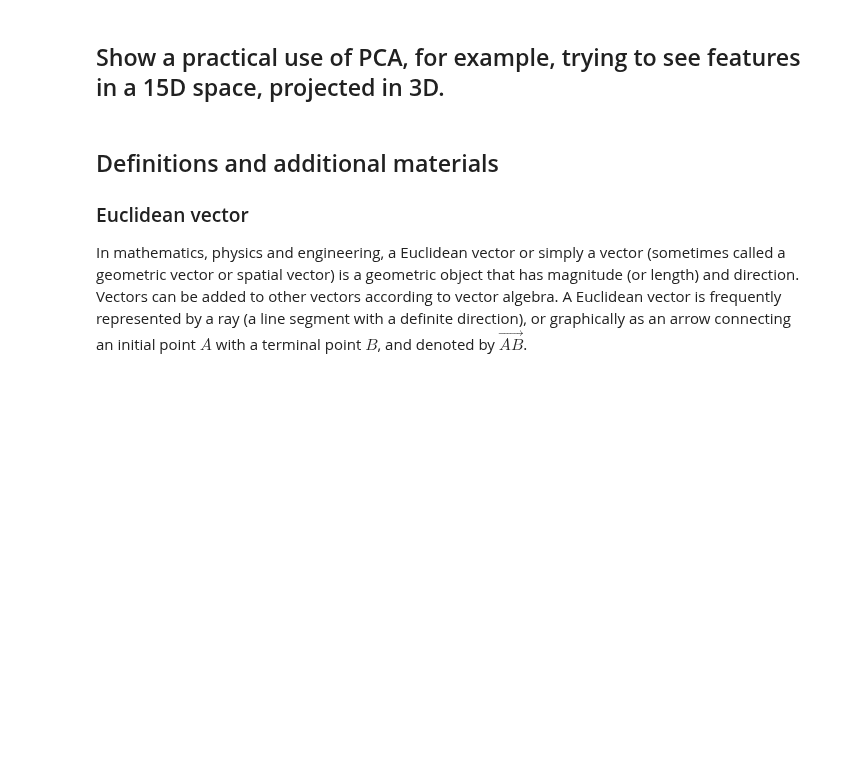
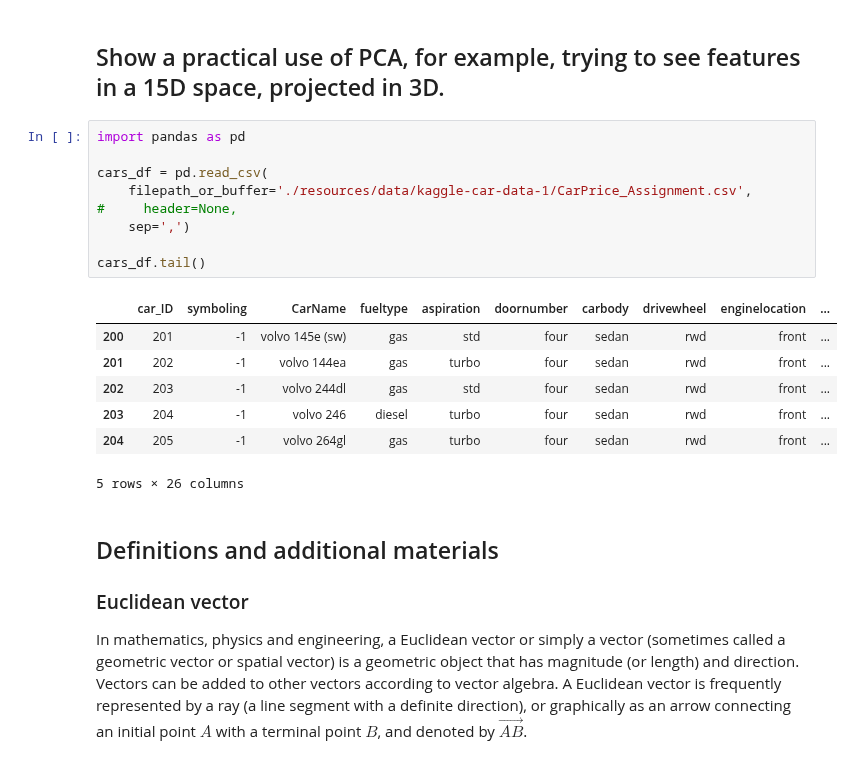
Before and after one commit to atkuzmanov/softuni-ai-mathconceptsfordevs-2021-project, a Jupyter notebook: softuni-ai-mcfd-2021-project-1.ipynb, the cells around one changed output. Cells and saved outputs as stored; diff of their text form; blank space fills up the shorter version.

```diff
--- a/softuni-ai-mcfd-2021-project-1.ipynb
+++ b/softuni-ai-mcfd-2021-project-1.ipynb
@@ -1609,6 +1609,23 @@ Automatically created module for IPython interactive environment
 [[Reference]](#scikitlearnTheIrisDataset)
 # %% [markdown]
 ## Show a practical use of PCA, for example, trying to see features in a 15D space, projected in 3D.
+# %%
+import pandas as pd
+
+cars_df = pd.read_csv(
+    filepath_or_buffer='./resources/data/kaggle-car-data-1/CarPrice_Assignment.csv',
+#     header=None,
+    sep=',')
+
+cars_df.tail()
+# %% [output]
+|  | car_ID | symboling | CarName | fueltype | aspiration | doornumber | carbody | drivewheel | enginelocation | ... |
+| 200 | 201 | -1 | volvo 145e (sw) | gas | std | four | sedan | rwd | front | ... |
+| 201 | 202 | -1 | volvo 144ea | gas | turbo | four | sedan | rwd | front | ... |
+| 202 | 203 | -1 | volvo 244dl | gas | std | four | sedan | rwd | front | ... |
+| 203 | 204 | -1 | volvo 246 | diesel | turbo | four | sedan | rwd | front | ... |
+| 204 | 205 | -1 | volvo 264gl | gas | turbo | four | sedan | rwd | front | ... |
+5 rows × 26 columns
 # %% [markdown]
 ## Definitions and additional materials
 <a id="Definitions"></a>
```
Also changed, not shown: parts of 1 cell of this notebook, 3 other files.
